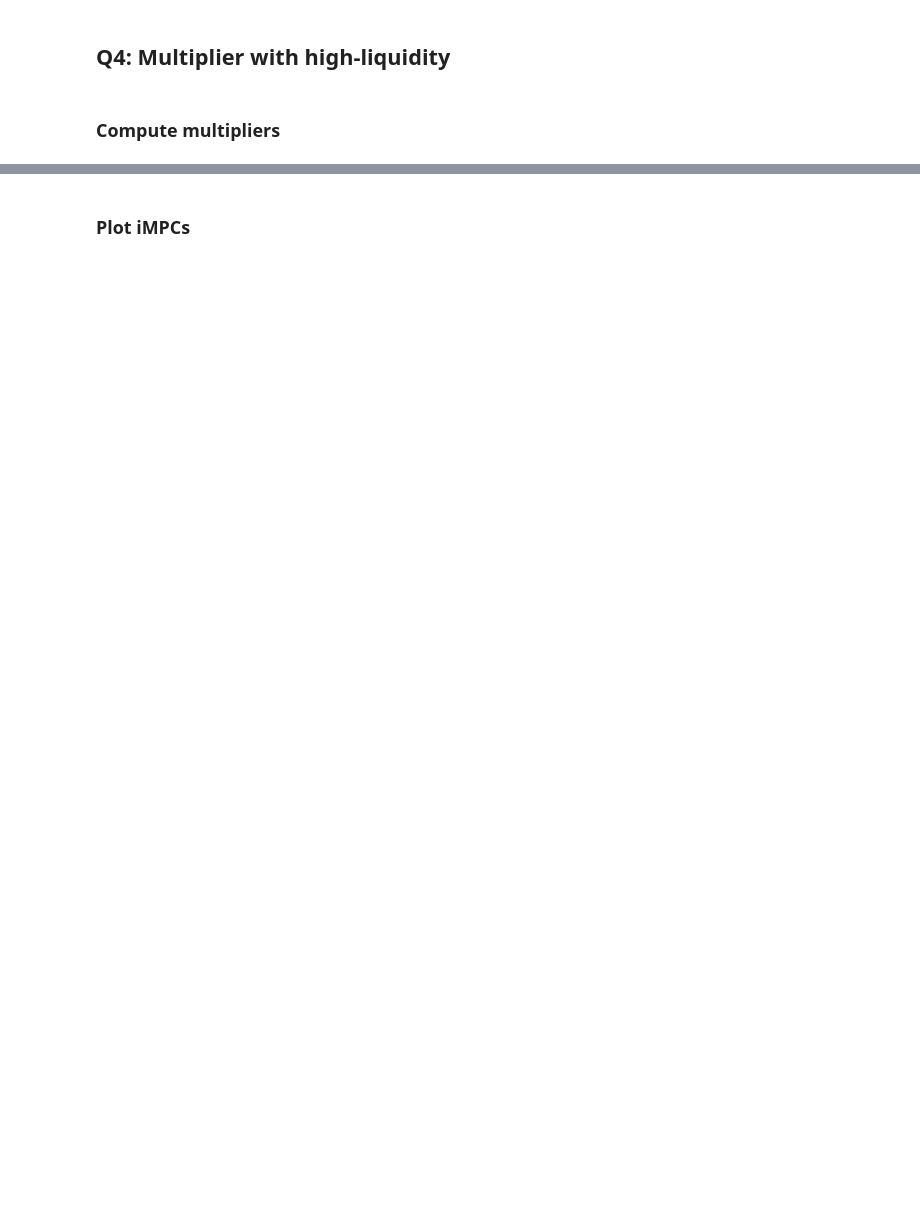
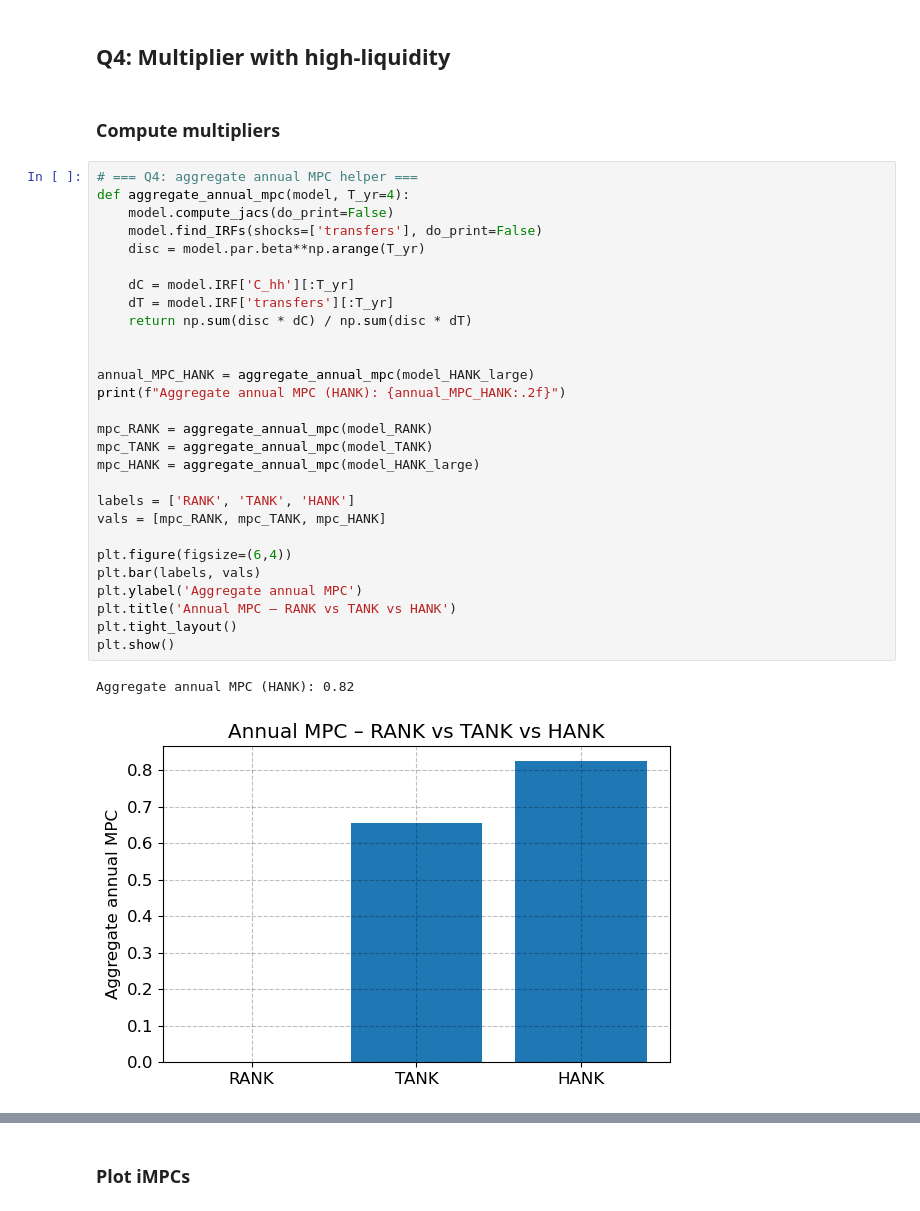
Before and after one commit to NumEconCopenhagen/AdvMacroHet, a Jupyter notebook: Assignments/Assignment II/HANK.ipynb, the cells around one changed output, grey strips where cells are left out. Cells and saved outputs as stored; diff of their text form; blank space fills up the shorter version.

```diff
--- a/Assignments/Assignment II/HANK.ipynb
+++ b/Assignments/Assignment II/HANK.ipynb
@@ -131,4 +190,35 @@ HANK Large Shock Cumulative Multiplier (Non-Linear): 0.97
 ## Q4: Multiplier with high-liquidity
 # %% [markdown]
 ### Compute multipliers
+# %%
+# === Q4: aggregate annual MPC helper ===
+def aggregate_annual_mpc(model, T_yr=4):
+    model.compute_jacs(do_print=False)
+    model.find_IRFs(shocks=['transfers'], do_print=False)
+    disc = model.par.beta**np.arange(T_yr)
+
+    dC = model.IRF['C_hh'][:T_yr]
+    dT = model.IRF['transfers'][:T_yr]
+    return np.sum(disc * dC) / np.sum(disc * dT)
+
+
+annual_MPC_HANK = aggregate_annual_mpc(model_HANK_large)
+print(f"Aggregate annual MPC (HANK): {annual_MPC_HANK:.2f}")
+
+mpc_RANK = aggregate_annual_mpc(model_RANK)
+mpc_TANK = aggregate_annual_mpc(model_TANK)
+mpc_HANK = aggregate_annual_mpc(model_HANK_large)
+
+labels = ['RANK', 'TANK', 'HANK']
+vals = [mpc_RANK, mpc_TANK, mpc_HANK]
+
+plt.figure(figsize=(6,4))
+plt.bar(labels, vals)
+plt.ylabel('Aggregate annual MPC')
+plt.title('Annual MPC – RANK vs TANK vs HANK')
+plt.tight_layout()
+plt.show()
+# %% [output]
+Aggregate annual MPC (HANK): 0.82
+[figure, added]
 # %%
```
Also changed, not shown: parts of 28 cells of this notebook, 16 other files.
